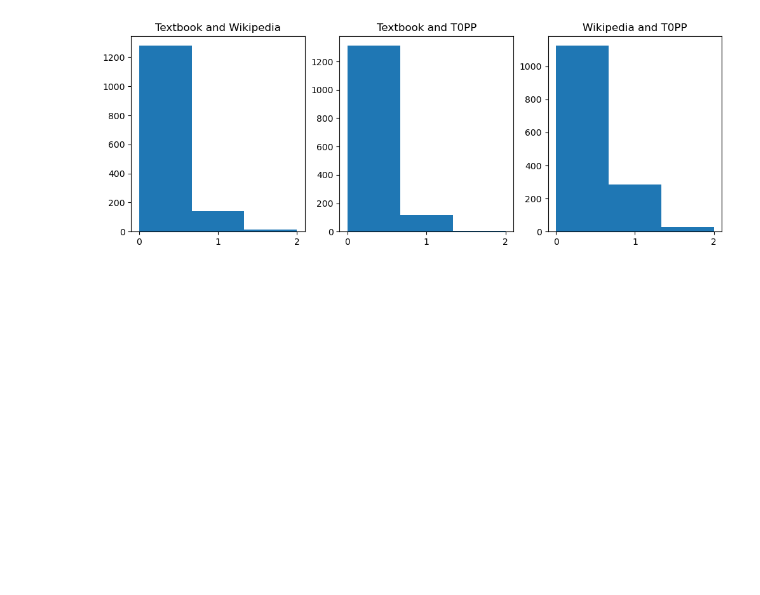
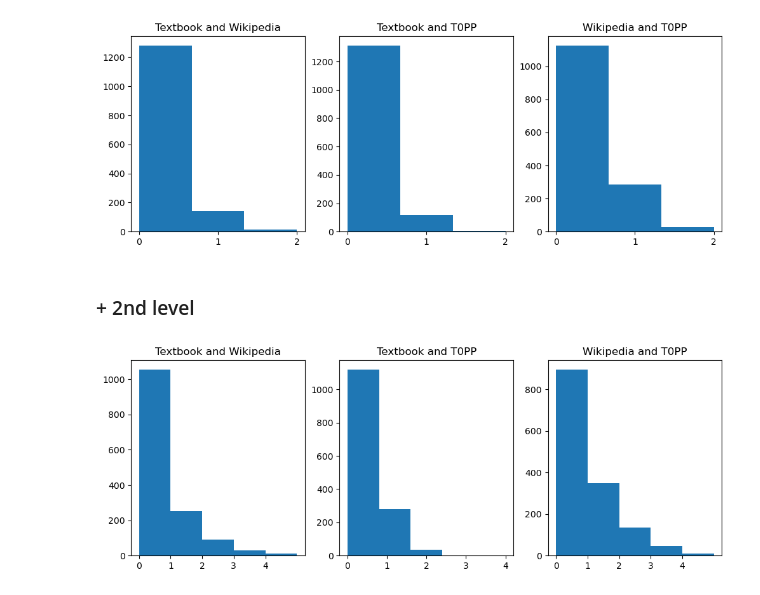
Before and after one commit to mlcolab/learning-dependencies, a Jupyter notebook: exp/22_Metrics.ipynb, the cells around one changed output. Cells and saved outputs as stored; diff of their text form; code cells hidden in the pictures; blank space fills up the shorter version.

Commit message:
metric for 2nd level

```diff
--- a/exp/22_Metrics.ipynb
+++ b/exp/22_Metrics.ipynb
@@ -35,3 +35,37 @@ for i in range(3): ax[i].set_xticks(range(3))
 plt.show()
 # %% [output]
 [figure]
+# %% [markdown]
+### + 2nd level
+# %%
+def get_2leveldeps(dep_articles,colname):
+    deps2lev = deps.loc[deps['concept'].isin(dep_articles),colname].to_list()
+    if deps2lev:
+        if isinstance(deps2lev[0],list):
+            deps2_lev_flat=[dep for dep_list in deps2lev for dep in dep_list]
+            return deps2_lev_flat + dep_articles
+        else:
+            return list(set(deps2lev[0]+dep_articles))
+    else:
+        return dep_articles
+
+
+deps['2levdeps_tb'] = deps['dep_articles_textbook'].apply(lambda x: get_2leveldeps(x,'dep_articles_textbook'))
+deps['2levdeps_llm'] = deps['dep_articles_llm'].apply(lambda x: get_2leveldeps(x,'dep_articles_llm'))
+deps['2levdeps_wiki'] = deps['dep_articles_wiki'].apply(lambda x: get_2leveldeps(x, 'dep_articles_wiki'))
+
+deps['num_common_tb_wiki2'] = deps.apply(lambda r: get_number_common_concepts(r.concept, r['2levdeps_tb'], r['2levdeps_wiki']), axis=1)
+deps['num_common_tb_llm2'] = deps.apply(lambda r: get_number_common_concepts(r.concept, r['2levdeps_tb'], r['2levdeps_llm']), axis=1)
+deps['num_common_llm_wiki2'] = deps.apply(lambda r: get_number_common_concepts(r.concept, r['2levdeps_llm'], r['2levdeps_wiki']), axis=1)
+# %%
+figs, ax = plt.subplots(1, 3, figsize=(12,4))
+ax[0].set_title("Textbook and Wikipedia")
+ax[0].hist(deps['num_common_tb_wiki2'], bins=5)
+ax[1].set_title("Textbook and T0PP")
+ax[1].hist(deps['num_common_tb_llm2'], bins=5)
+ax[2].set_title("Wikipedia and T0PP")
+ax[2].hist(deps['num_common_llm_wiki2'], bins=5)
+for i in range(3): ax[i].set_xticks(range(5))
+plt.show()
+# %% [output]
+[figure, added]
```
